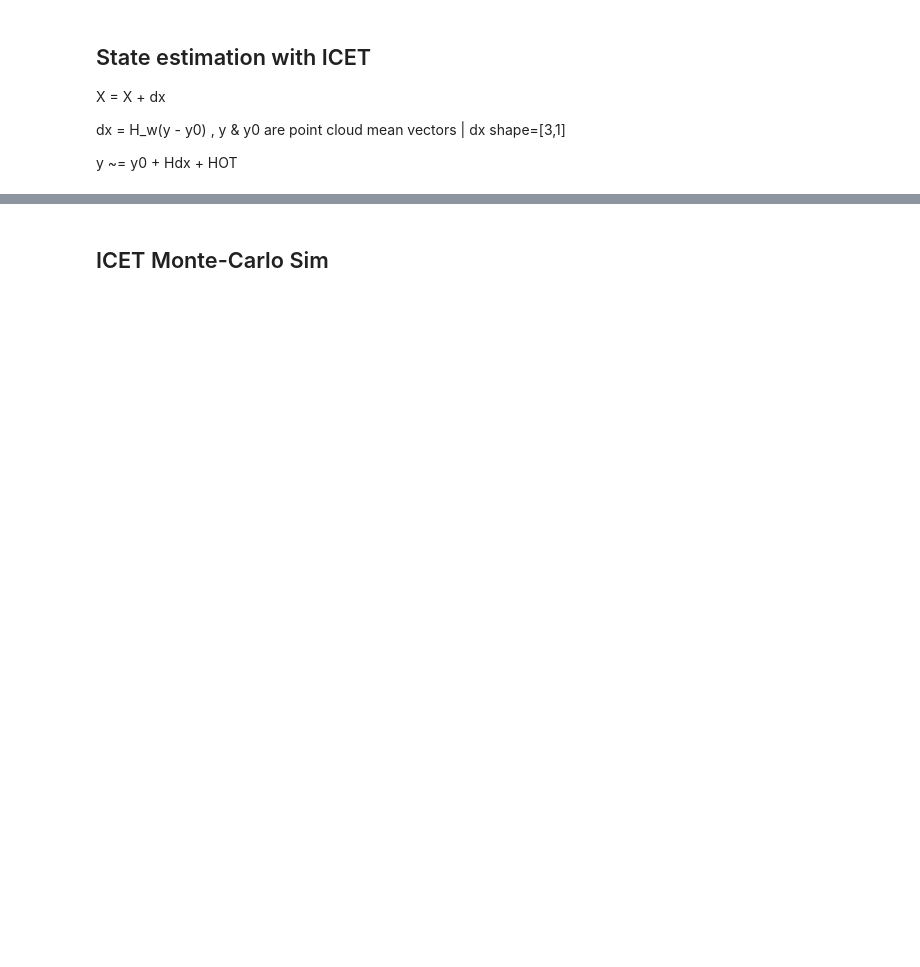
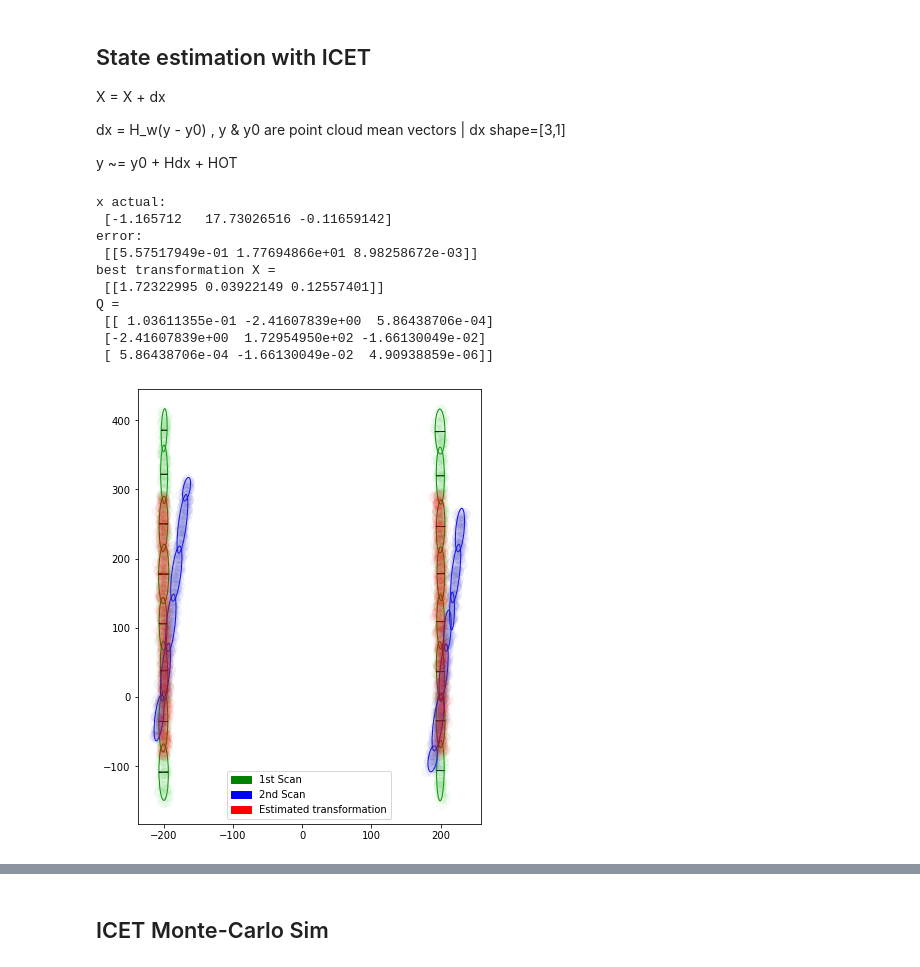
Before and after one commit to mcdermatt/ASAR, a Jupyter notebook: v1/train_network.ipynb, the cells around one changed output, grey strips where cells are left out. Cells and saved outputs as stored; diff of their text form; code cells hidden in the pictures; blank space fills up the shorter version.

```diff
--- a/v1/train_network.ipynb
+++ b/v1/train_network.ipynb
@@ -693,35 +693,47 @@ ax12.set_aspect('equal')
 
 # dat = np.load("data/along_track.npy")
 # a = 0 #makes along track example explode
 
 dat = np.load("data/high_res_noisy_dxdy_100.npy") #default
 a = 59            # easy test scans on default dataset: #40 #59 #10 #97 #33
 
 # dat = np.load("data/validation.npy")
 # a = 2 #good validation example
 
 dat1 = dat[:,:scanpts]
 dat2 = dat[:,scanpts:2*scanpts]
 
 green = mpatches.Patch(color='green', label='1st Scan')
 blue = mpatches.Patch(color='blue', label='2nd Scan')
 red = mpatches.Patch(color='red', label='Estimated transformation')
 plt.legend(handles=[green, blue, red])
 
 
-fidelity = 12     # [N x N] grid of ellipses
-nc = 20    # number of cycles
+fidelity = 15     # [N x N] grid of ellipses
+nc = 10    # number of cycles
 min_num_pts = 20  # minimum number of points per ellipse #works well with 5 for default
 atd = True #along track demo
 
 if atd == True:
     X, Q, error, x_actual = ICET_v2(dat1[a],dat2[a],fig12,ax12, fid = fidelity, num_cycles = nc, min_num_pts = min_num_pts, along_track_demo = atd)
     print("x actual: \n", x_actual)
     print("error: \n", x_actual+X.T)
 else:
     X, Q, error = ICET_v2(dat1[a],dat2[a],fig12,ax12, fid = fidelity, num_cycles = nc, min_num_pts = min_num_pts, along_track_demo = atd)
 print("best transformation X = \n", X.T)
 print("Q = \n", Q)
+# %% [output]
+x actual:
+ [-1.165712   17.73026516 -0.11659142]
+error:
+ [[5.57517949e-01 1.77694866e+01 8.98258672e-03]]
+best transformation X =
+ [[1.72322995 0.03922149 0.12557401]]
+Q =
+ [[ 1.03611355e-01 -2.41607839e+00  5.86438706e-04]
+ [-2.41607839e+00  1.72954950e+02 -1.66130049e-02]
+ [ 5.86438706e-04 -1.66130049e-02  4.90938859e-06]]
+[figure, added]
 # %%
 fig13 = plt.figure()
 ax13 = fig13.add_subplot()
```
Also changed, not shown: parts of 20 cells of this notebook, 2 other files.
